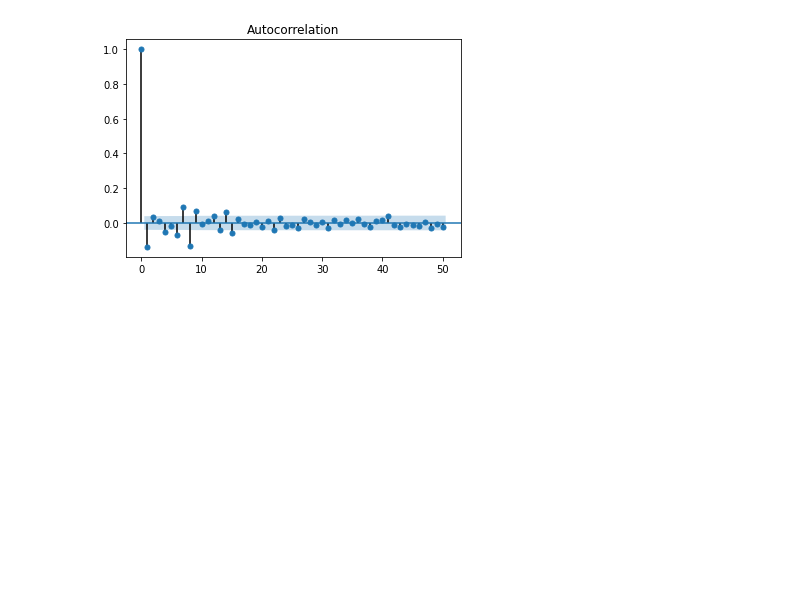
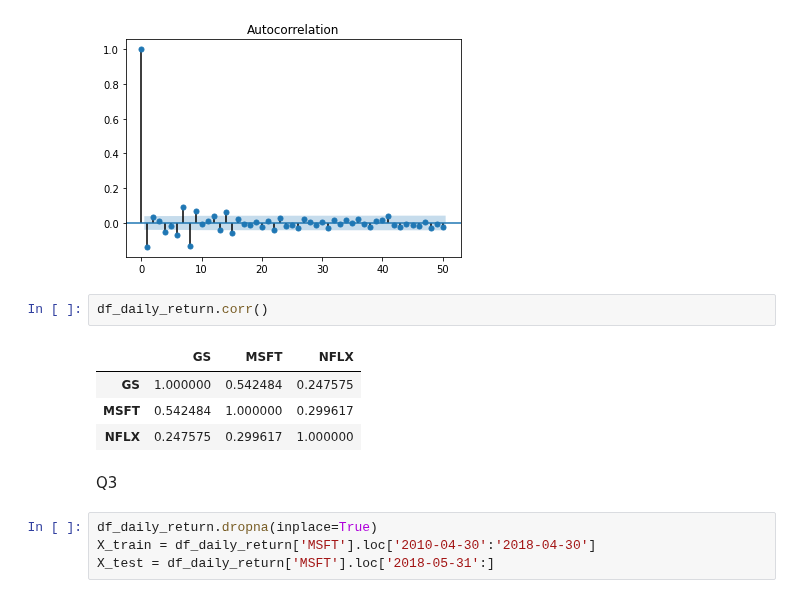
Before and after one commit to PomazkinG/Particle, a Jupyter notebook: Particle.ipynb, the cells around one changed output. Cells and saved outputs as stored; diff of their text form; blank space fills up the shorter version.

```diff
--- a/Particle.ipynb
+++ b/Particle.ipynb
@@ -194,3 +226,16 @@ Critical Values:
         5%: -2.863
         10%: -2.567
 [figure]
+# %%
+df_daily_return.corr()
+# %% [output]
+|  | GS | MSFT | NFLX |
+| GS | 1.000000 | 0.542484 | 0.247575 |
+| MSFT | 0.542484 | 1.000000 | 0.299617 |
+| NFLX | 0.247575 | 0.299617 | 1.000000 |
+# %% [markdown]
+Q3
+# %%
+df_daily_return.dropna(inplace=True)
+X_train = df_daily_return['MSFT'].loc['2010-04-30':'2018-04-30']
+X_test = df_daily_return['MSFT'].loc['2018-05-31':]
```
Also changed, not shown: parts of 8 cells of this notebook.
